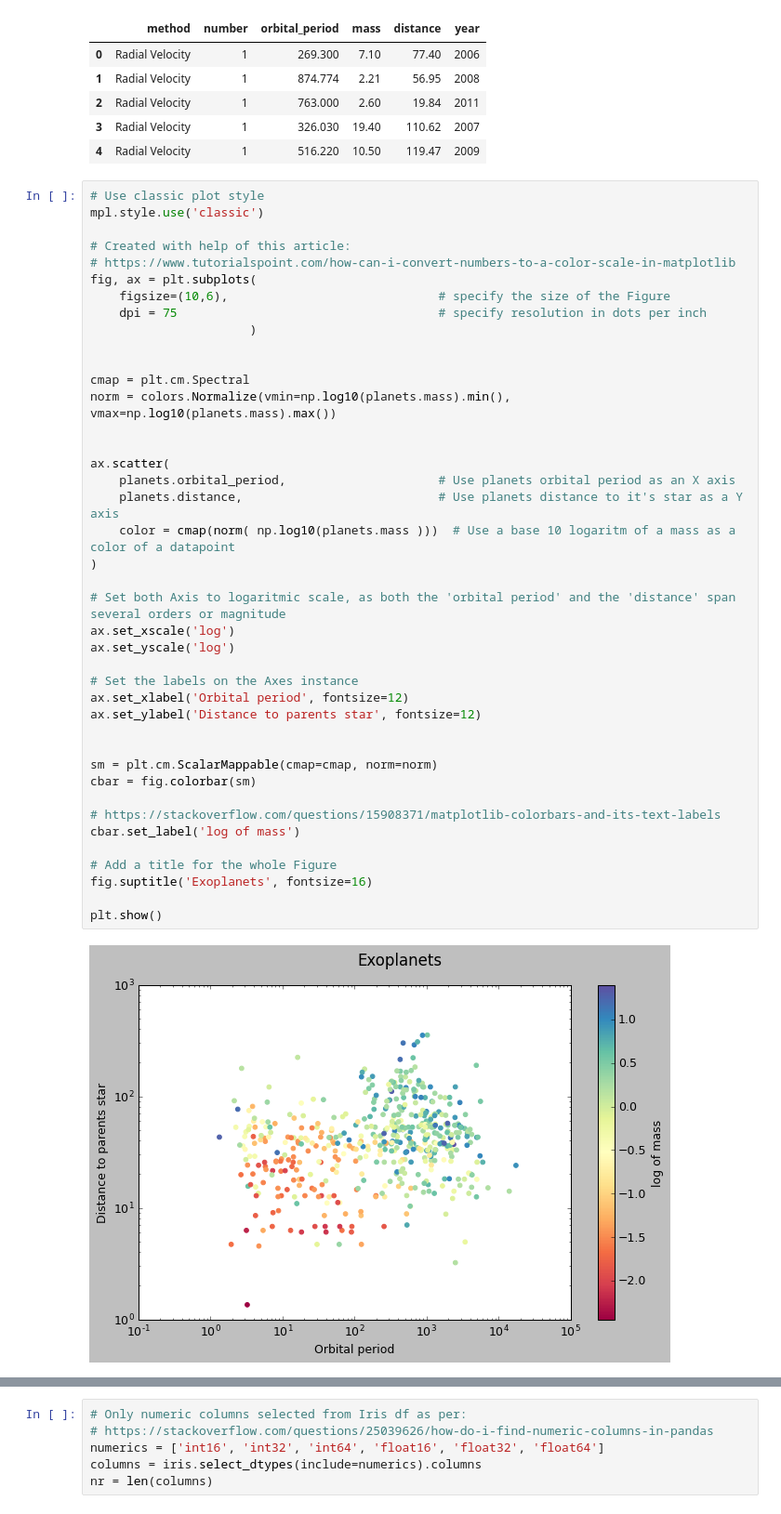
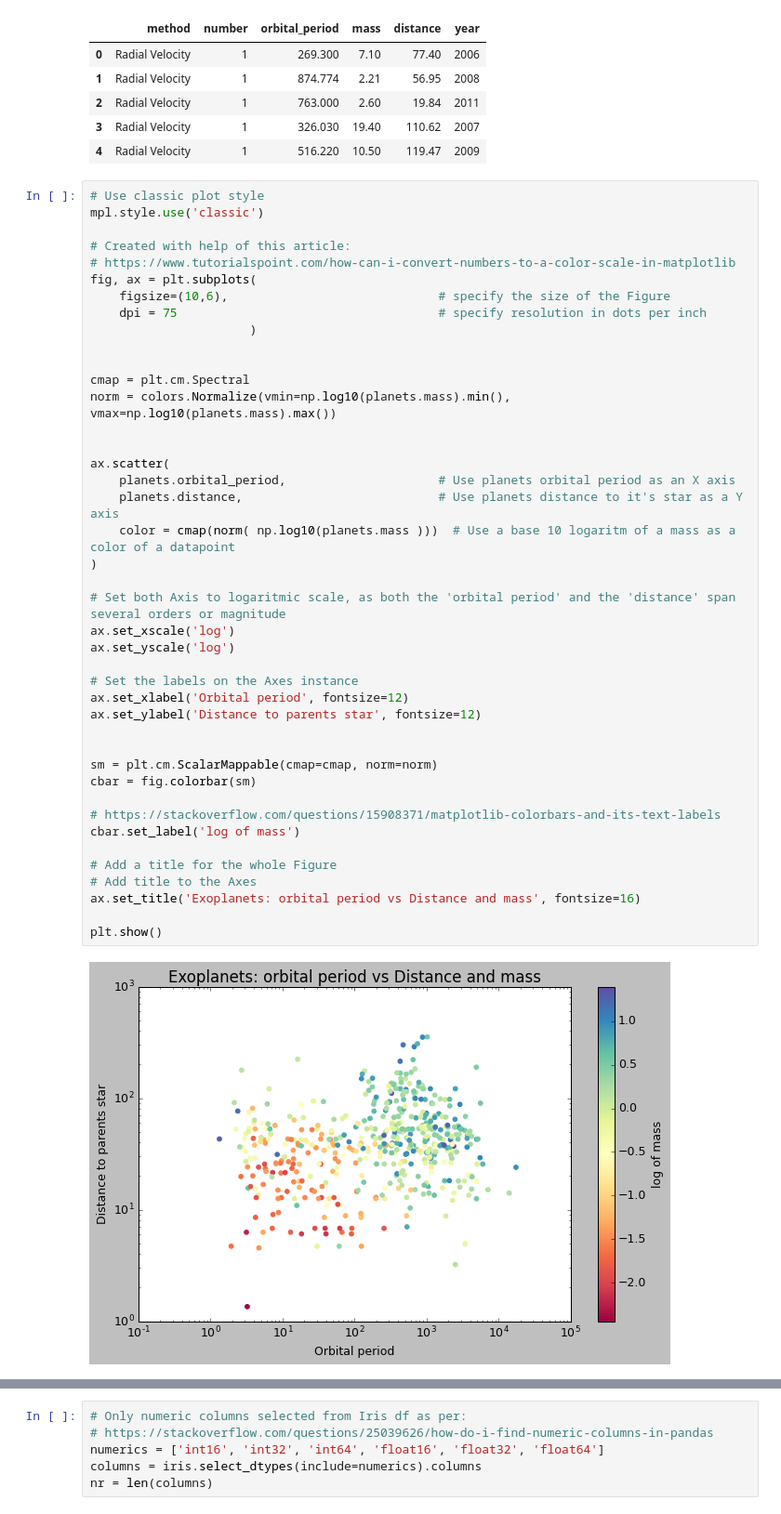
Before and after one commit to przemekbil/FoDA_2021, a Jupyter notebook: pyplot.ipynb, the cells around one changed output, grey strips where cells are left out. Shown at 93% size. Drawn from its saved outputs; the diff is of its cells as text.

```diff
--- a/pyplot.ipynb
+++ b/pyplot.ipynb
@@ -279,32 +279,33 @@ fig, ax = plt.subplots(
 
 cmap = plt.cm.Spectral
 norm = colors.Normalize(vmin=np.log10(planets.mass).min(), vmax=np.log10(planets.mass).max())
 
 
 ax.scatter(
     planets.orbital_period,                     # Use planets orbital period as an X axis
     planets.distance,                           # Use planets distance to it's star as a Y axis
     color = cmap(norm( np.log10(planets.mass )))  # Use a base 10 logaritm of a mass as a color of a datapoint
 )
 
 # Set both Axis to logaritmic scale, as both the 'orbital period' and the 'distance' span several orders or magnitude
 ax.set_xscale('log')
 ax.set_yscale('log')
 
 # Set the labels on the Axes instance
 ax.set_xlabel('Orbital period', fontsize=12)
 ax.set_ylabel('Distance to parents star', fontsize=12)
 
 
 sm = plt.cm.ScalarMappable(cmap=cmap, norm=norm)
 cbar = fig.colorbar(sm)
 
 # https://stackoverflow.com/questions/15908371/matplotlib-colorbars-and-its-text-labels
 cbar.set_label('log of mass')
 
 # Add a title for the whole Figure
-fig.suptitle('Exoplanets', fontsize=16)
+# Add title to the Axes
+ax.set_title('Exoplanets: orbital period vs Distance and mass', fontsize=16)
 
 plt.show()
 # %% [output]
-[figure, old version]
+[figure, new version]
```
Also changed, not shown: parts of 7 cells of this notebook, 12 other files.
